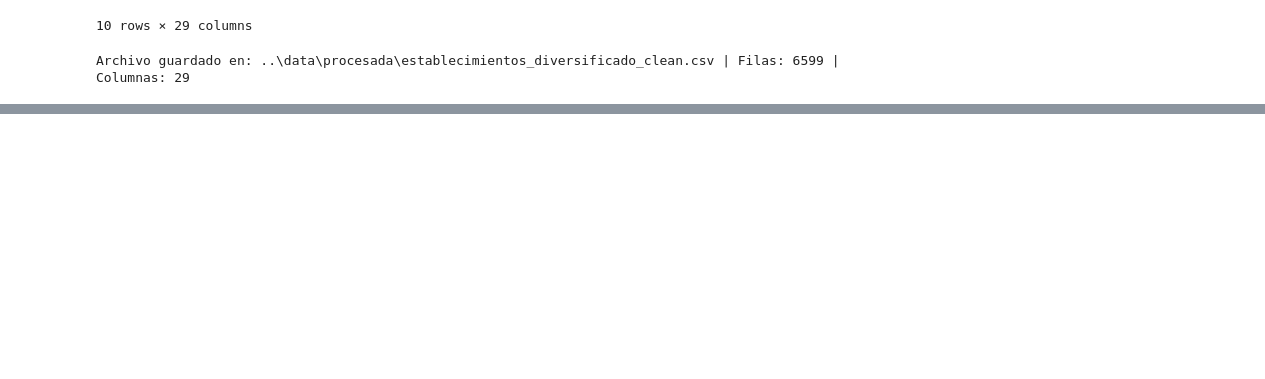
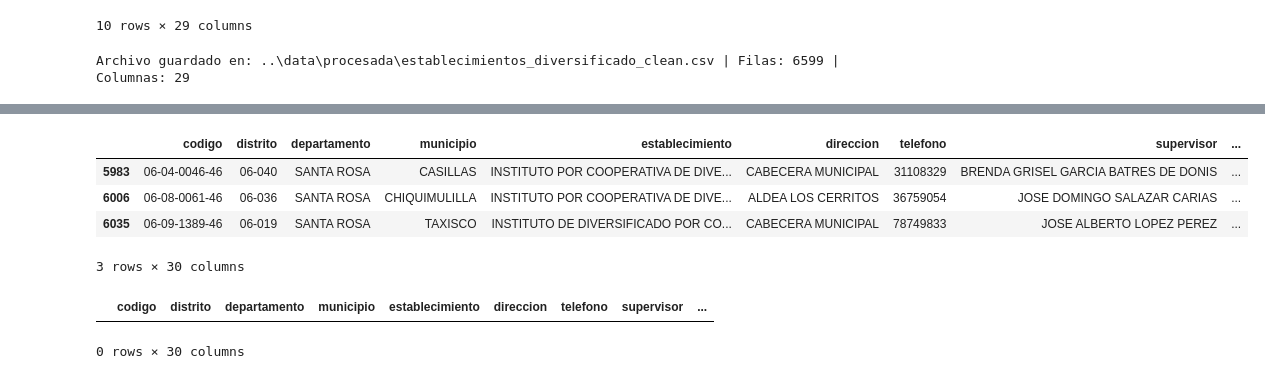
Before and after one commit to EstebanZG999/DtSci_Pry1, a Jupyter notebook: src/cleaning_pipeline.ipynb, the cells around one changed output, grey strips where cells are left out. Saved outputs shown, nothing was run; the diff lists cells and outputs as text; code cells hidden in the pictures; blank space fills up the shorter version.

```diff
--- a/src/cleaning_pipeline.ipynb
+++ b/src/cleaning_pipeline.ipynb
@@ -337,0 +529,13 @@ Archivo guardado en: ..\data\procesada\establecimientos_diversificado_clean.csv
+# %%
+df[df["establecimiento_norm"] == "Instituto por Cooperativa de Diversificado"]
+# %% [output]
+|  | codigo | distrito | departamento | municipio | establecimiento | direccion | telefono | supervisor | ... |
+| 5983 | 06-04-0046-46 | 06-040 | SANTA ROSA | CASILLAS | INSTITUTO POR COOPERATIVA DE DIVE... | CABECERA MUNICIPAL | 31108329 | BRENDA GRISEL GARCIA BATRES DE DONIS | ... |
+| 6006 | 06-08-0061-46 | 06-036 | SANTA ROSA | CHIQUIMULILLA | INSTITUTO POR COOPERATIVA DE DIVE... | ALDEA LOS CERRITOS | 36759054 | JOSE DOMINGO SALAZAR CARIAS | ... |
+| 6035 | 06-09-1389-46 | 06-019 | SANTA ROSA | TAXISCO | INSTITUTO DE DIVERSIFICADO POR CO... | CABECERA MUNICIPAL | 78749833 | JOSE ALBERTO LOPEZ PEREZ | ... |
+3 rows × 30 columns
+# %%
+df[df["establecimiento_norm"] == "Instituto de Diversificado por Cooperativa"]
+# %% [output]
+|  | codigo | distrito | departamento | municipio | establecimiento | direccion | telefono | supervisor | ... |
+0 rows × 30 columns
```
Also changed, not shown: parts of 5 cells of this notebook, 1 other file.
